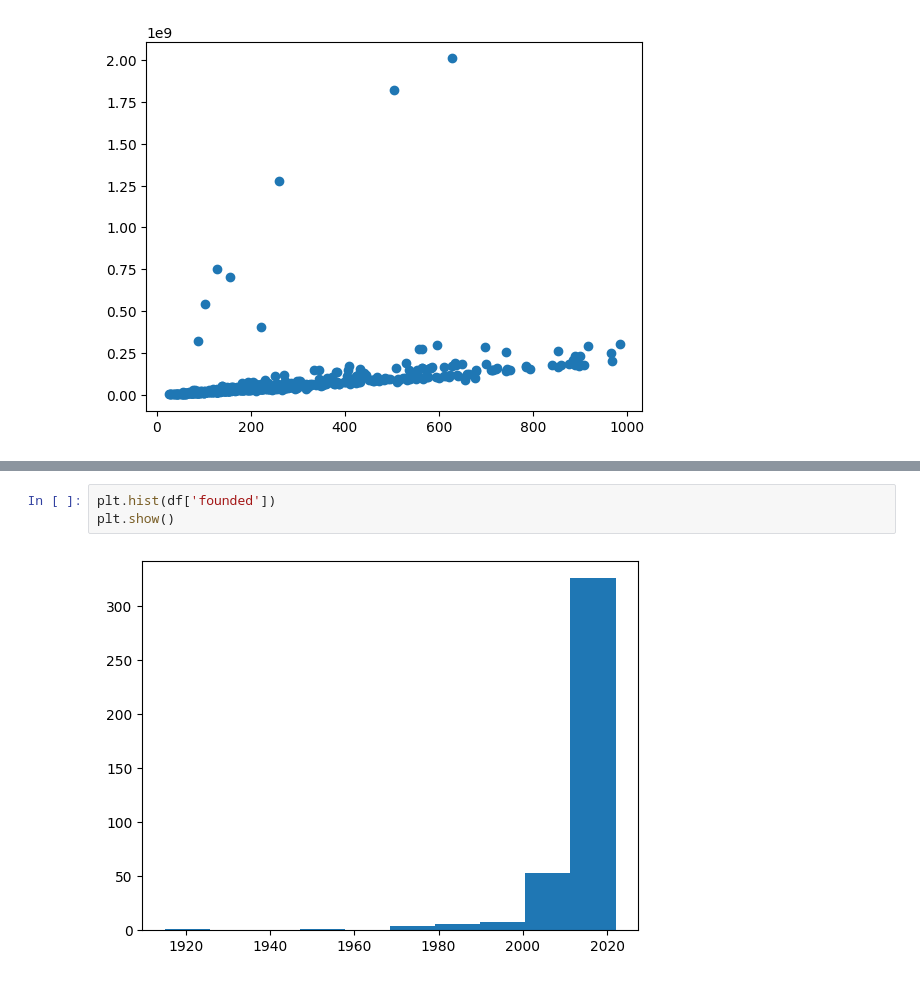
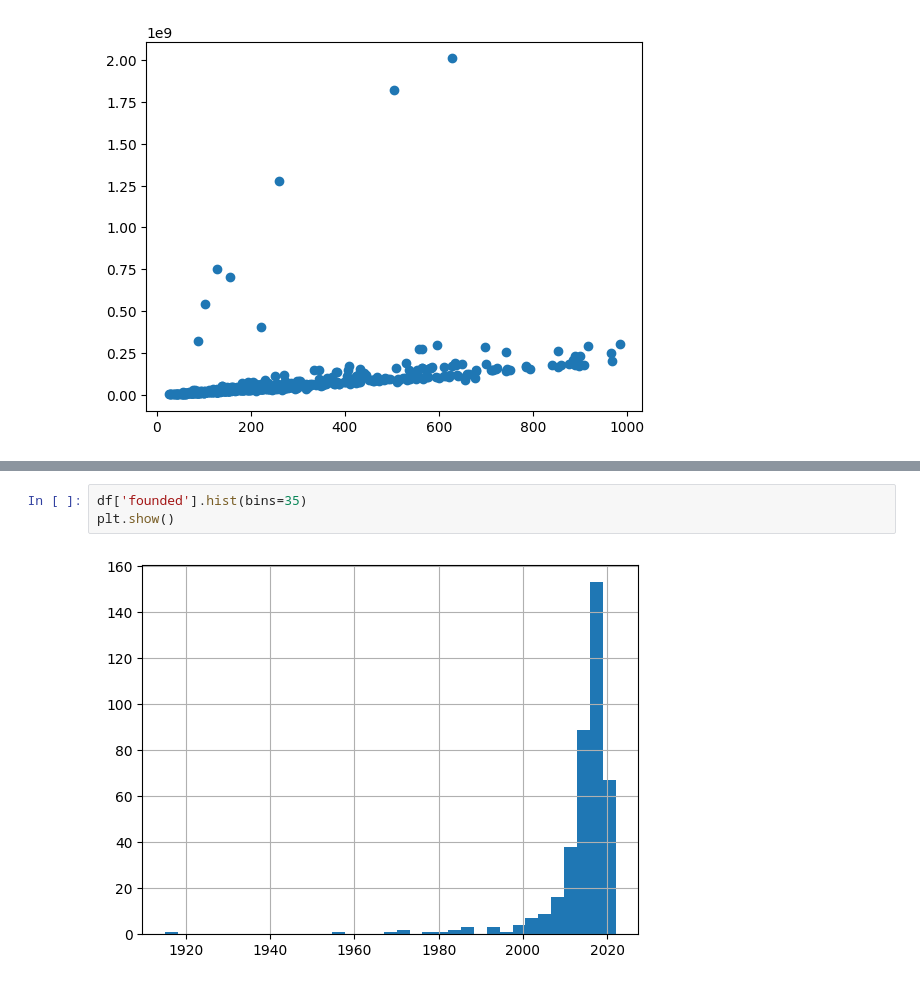
Before and after one commit to Tyson-RChandler/Tyson, a Jupyter notebook: Practice 2.ipynb, the cells around one changed output, grey strips where cells are left out. Saved outputs shown, nothing was run; the diff lists cells and outputs as text.

```diff
--- a/Practice 2.ipynb
+++ b/Practice 2.ipynb
@@ -59,7 +59,7 @@ plt.show()
 # %% [output]
 [figure]
 # %%
-plt.hist(df['founded'])
+df['founded'].hist(bins=35)
 plt.show()
 # %% [output]
-[figure, old version]
+[figure, new version]
```
